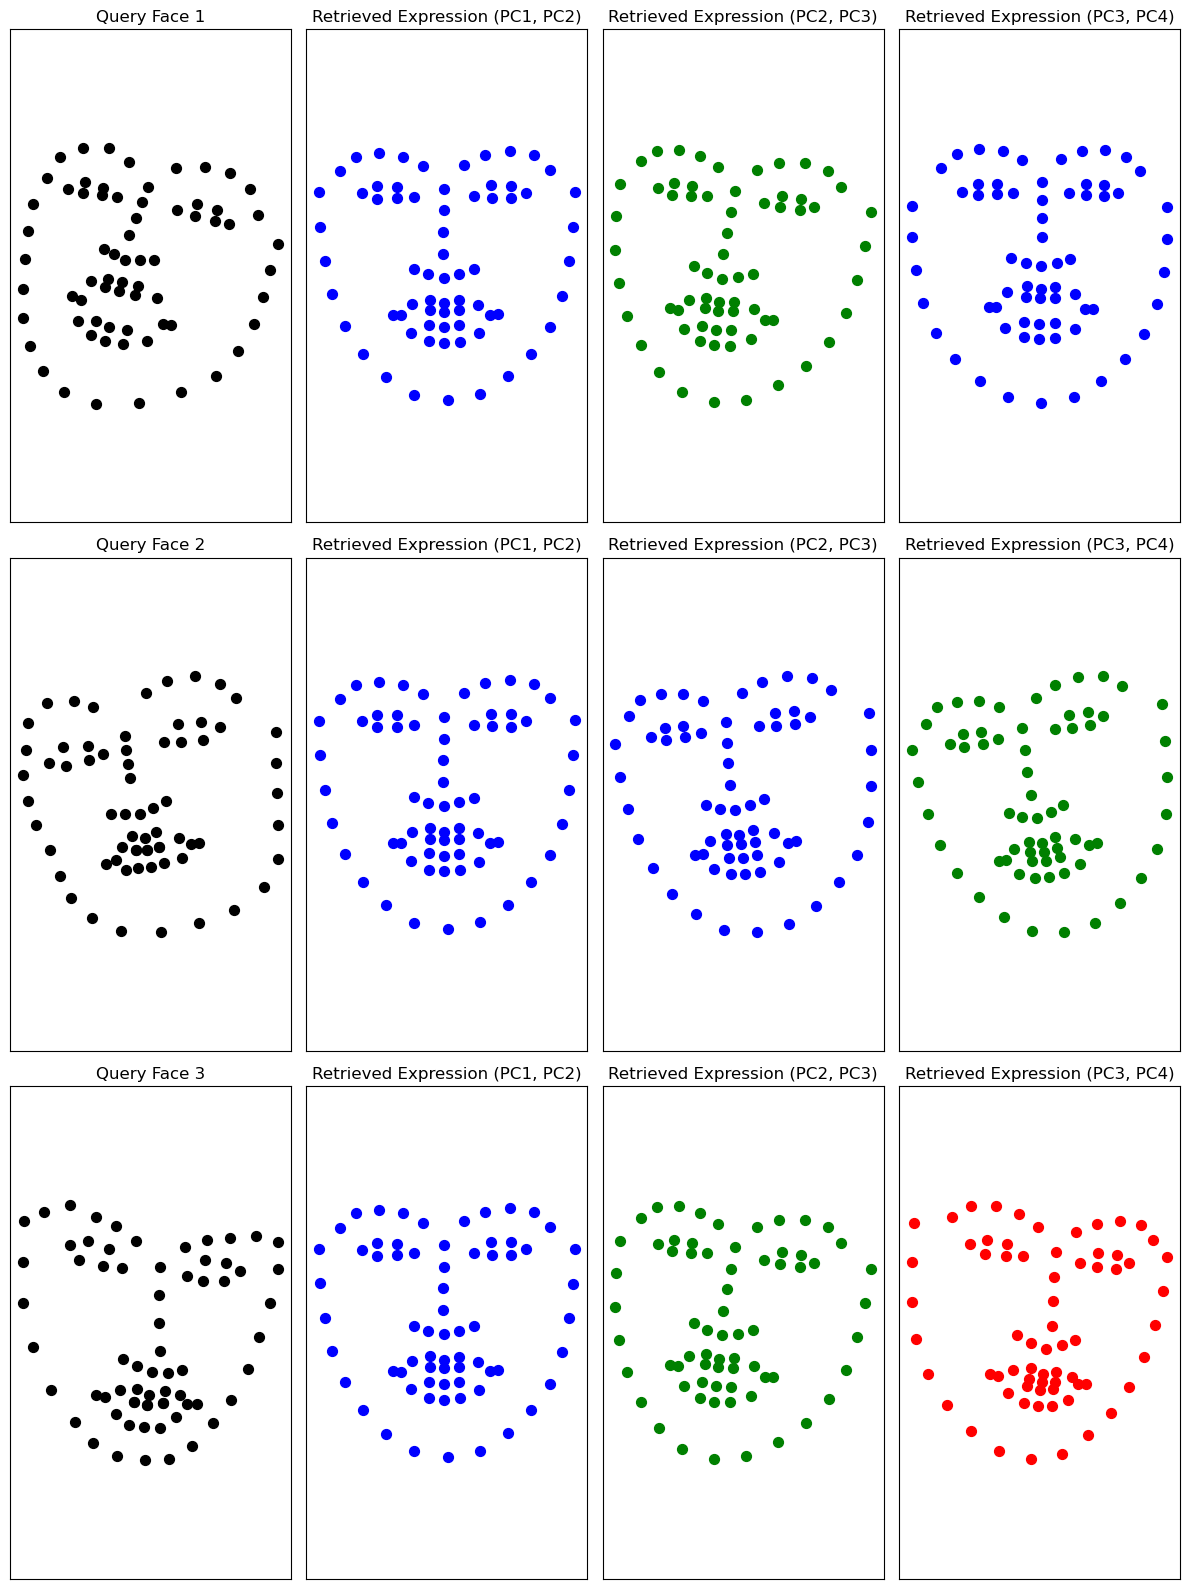
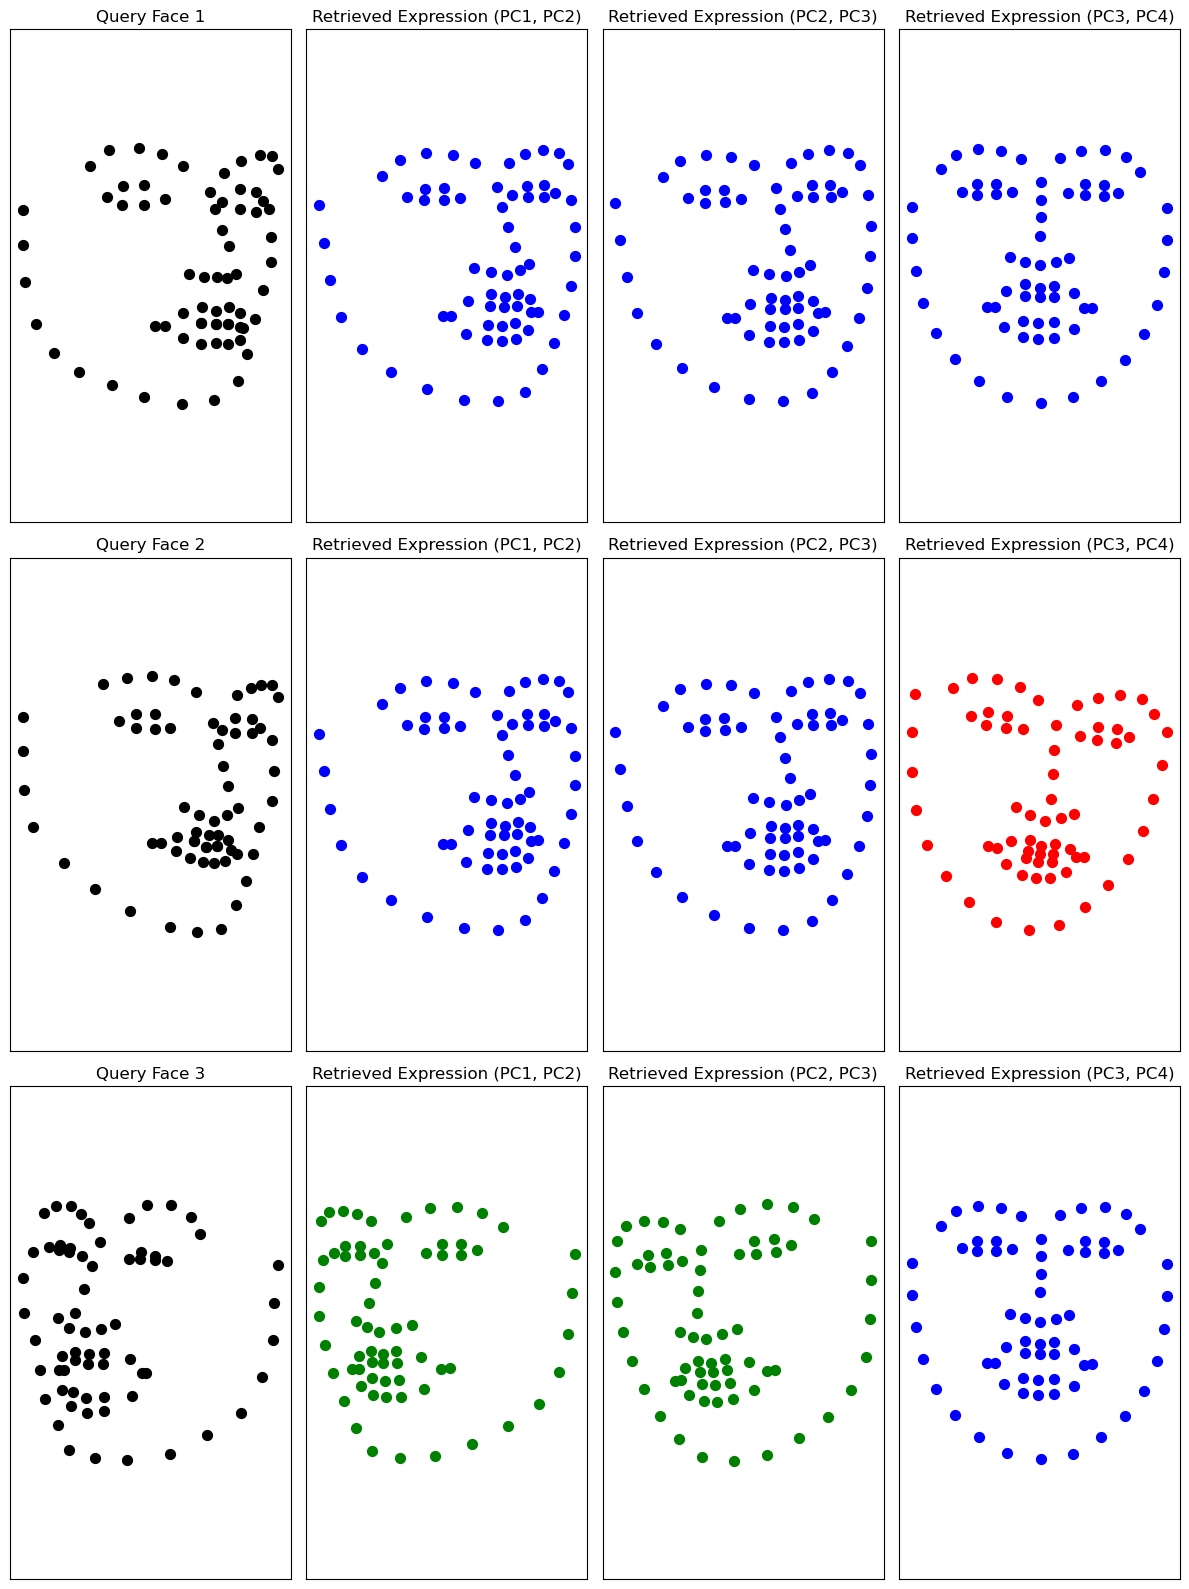
Unified diff of the notebook cell whose output changed from the first chart to the second:
--- before
+++ after
@@ -56,5 +56,5 @@
     ax.set_xticks([])
     ax.set_yticks([])
-    ax.set_aspect('equal', adjustable='datalim')
+    ax.axis('equal')
 
     for col in range(3):
@@ -65,5 +65,5 @@
         ax.set_xticks([])
         ax.set_yticks([])
-        ax.set_aspect('equal', adjustable='datalim')
+        ax.axis('equal')
 
 plt.tight_layout()
@@ -71,11 +71,3 @@
 
 
-
-
-
-
-
-
-
-
     

Commit: Used axis('equal')